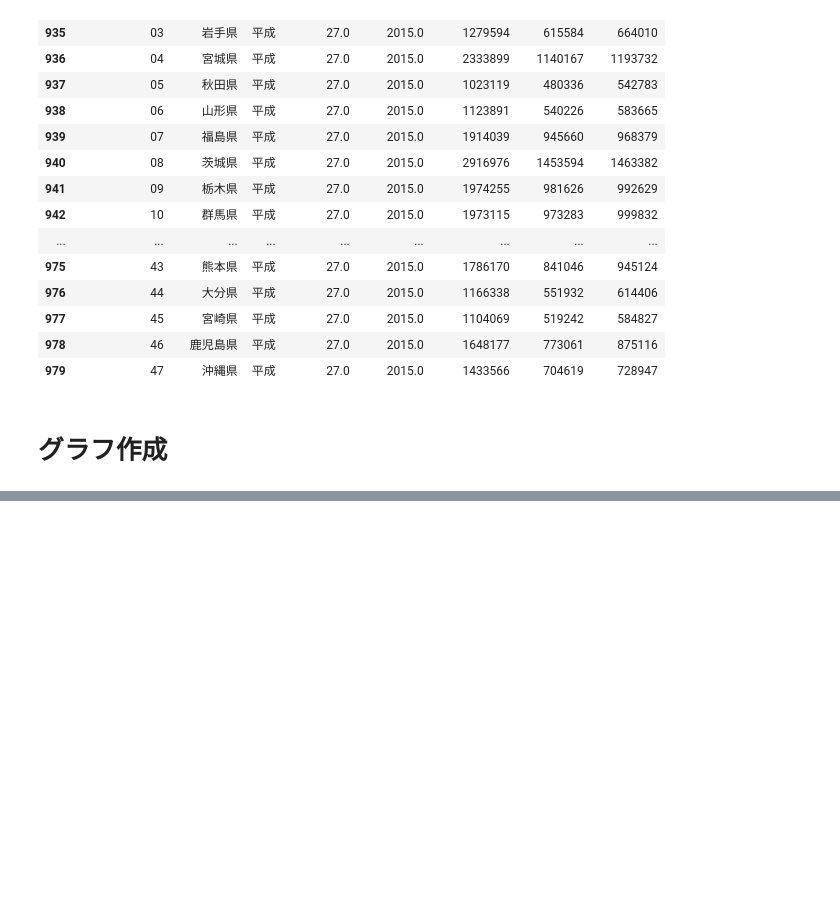
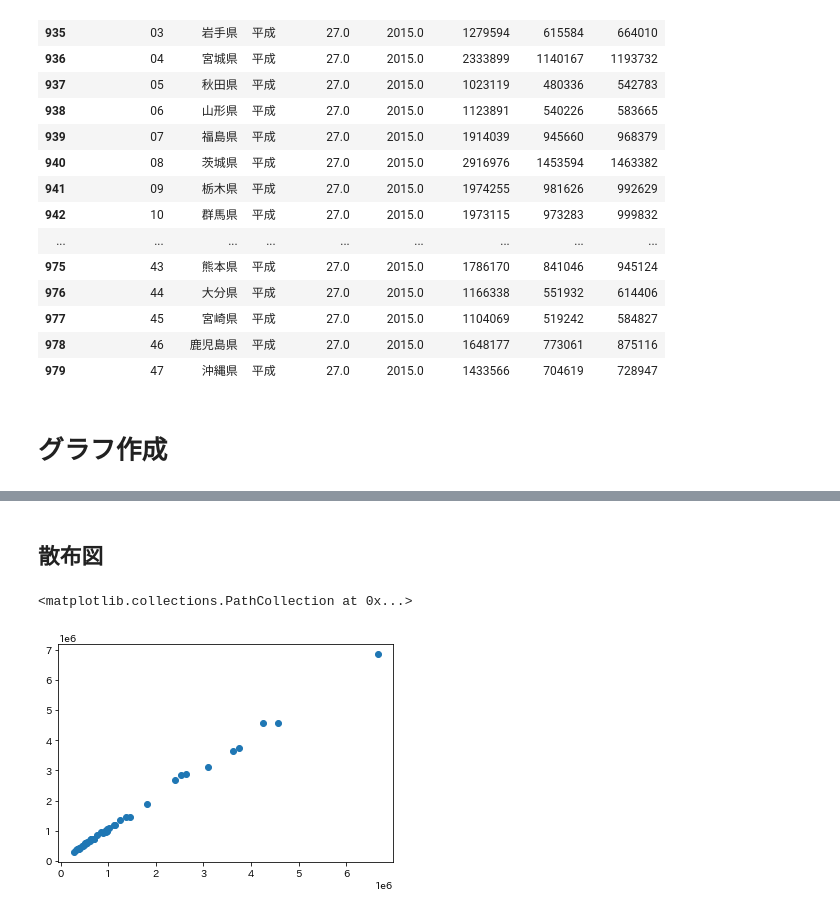
Before and after one commit to yoshi1024/study-meeting, a Jupyter notebook: 勉強会/第3回/Pythonコードノートブック.ipynb, the cells around one changed output, grey strips where cells are left out. Saved outputs shown, nothing was run; the diff lists cells and outputs as text; code cells hidden in the pictures; blank space fills up the shorter version.

```diff
--- a/勉強会/第3回/Pythonコードノートブック.ipynb
+++ b/勉強会/第3回/Pythonコードノートブック.ipynb
@@ -107,0 +181,9 @@ df
+# %% [markdown]
+## 散布図
+# %%
+plt.scatter(
+pd.Series(df['人口（男）'],dtype='int'),
+pd.Series(df['人口（女）'],dtype='int'))
+# %% [output]
+<matplotlib.collections.PathCollection at 0x...>
+[figure, added]
```
Also changed, not shown: parts of 8 cells of this notebook, 1 other file.
